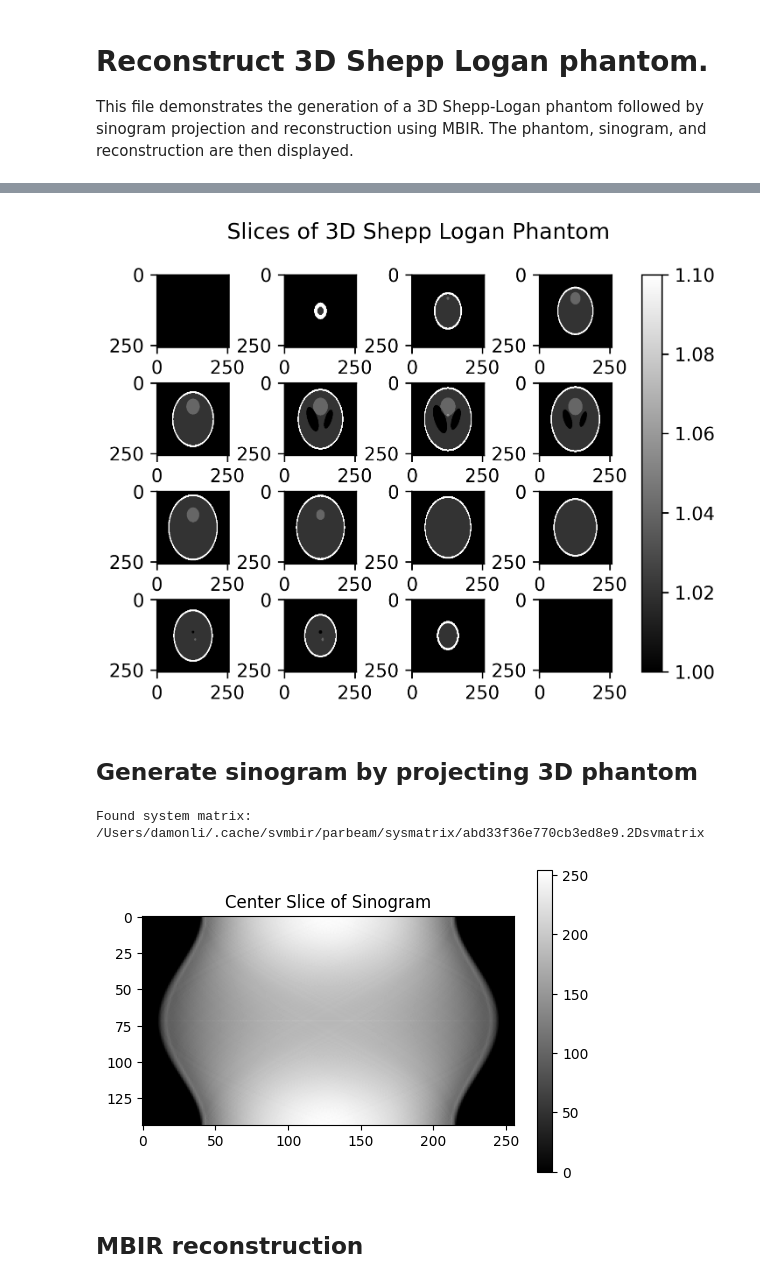
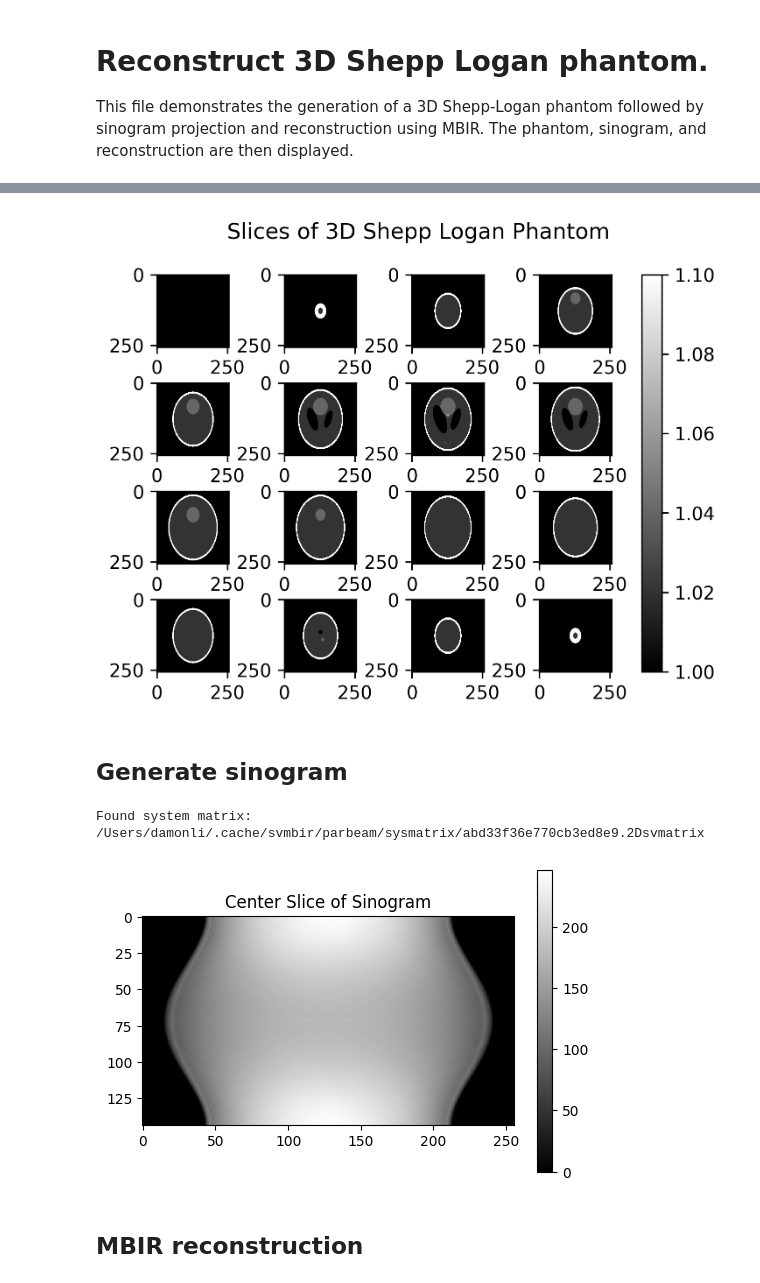
Before and after one commit to cabouman/svmbir, a Jupyter notebook: docs/source/ipynb/demo_3D_shepp_logan.ipynb, the cells around one changed output, grey strips where cells are left out. Drawn from its saved outputs; the diff is of its cells as text; code cells hidden in the pictures.

```diff
--- a/docs/source/ipynb/demo_3D_shepp_logan.ipynb
+++ b/docs/source/ipynb/demo_3D_shepp_logan.ipynb
@@ -32,8 +32,8 @@ def plot_image(img, title=None, vmin=None, vmax=None):
 num_rows = 256
 num_cols = num_rows
 center_slice = 16
-num_slices = 2*center_slice
-
+num_slices = 2*center_slice+1
+display_slice = 12
 # Simulated sinogram parameters
 num_views = 144
 
@@ -67,16 +67,16 @@ fig.suptitle('Slices of 3D Shepp Logan Phantom')
 plt.show()
 plt.close()
 # %% [output]
-[figure, old version]
+[figure, new version]
 # %% [markdown]
-## Generate sinogram by projecting 3D phantom
+## Generate sinogram
 # %%
 mpl.rcParams['figure.dpi'] = 100
 sino = svmbir.project(angles, phantom, max(num_rows, num_cols))
-plot_image(sino[:,center_slice-2,:], title='Center Slice of Sinogram')
+plot_image(sino[:,display_slice,:], title='Center Slice of Sinogram')
 # %% [output]
 Found system matrix: /Users/damonli/.cache/svmbir/parbeam/sysmatrix/abd33f36e770cb3ed8e9.2Dsvmatrix
-[figure, old version]
+[figure, new version]
 # %% [markdown]
 ## MBIR reconstruction
 # %%
```
Also changed, not shown: parts of 5 cells of this notebook.
